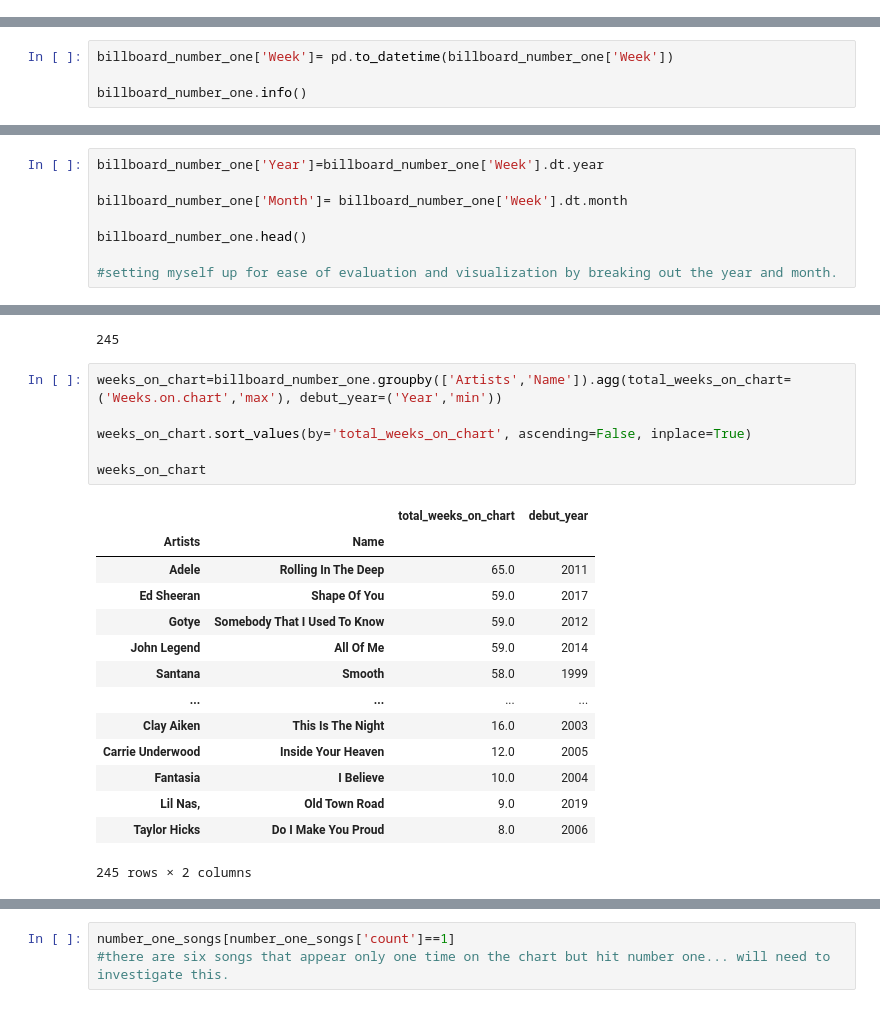
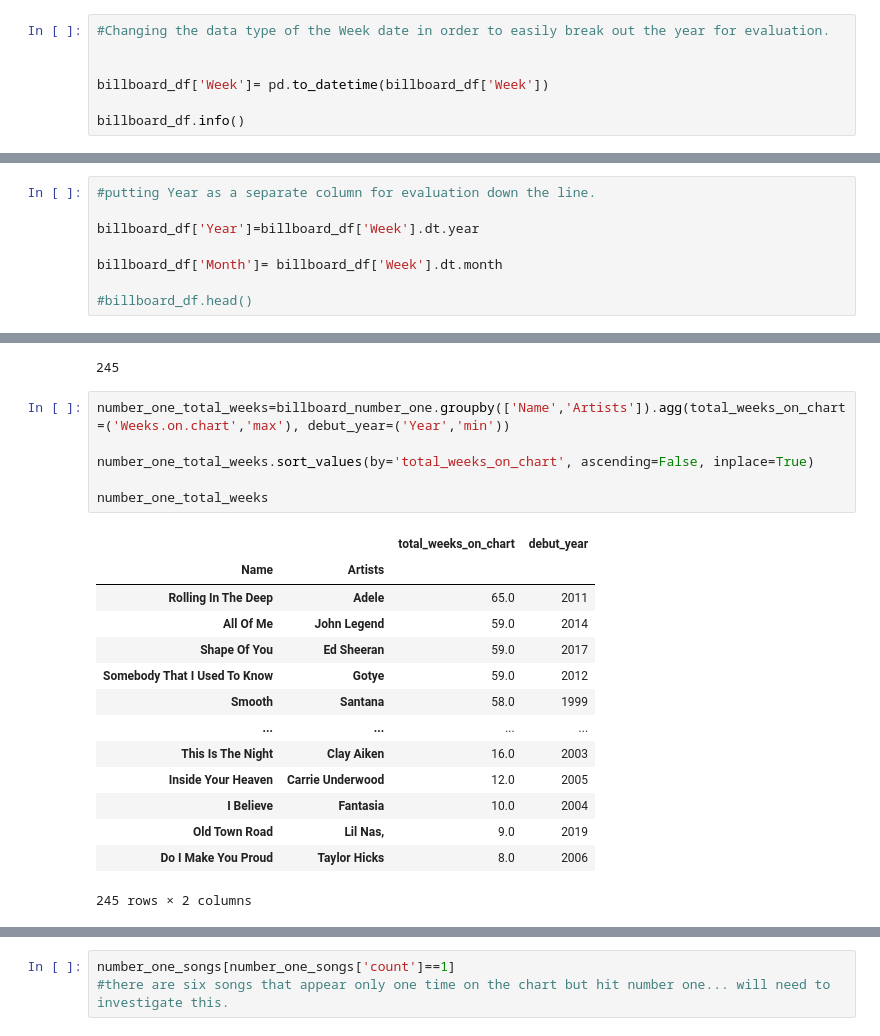
Before and after one commit to alanahmeeks/eda-checkpoint.final_2, a Jupyter notebook: checkpoint-two.ipynb, the cells around one changed output, grey strips where cells are left out. Cells and saved outputs as stored; diff of their text form.

```diff
--- a/checkpoint-two.ipynb
+++ b/checkpoint-two.ipynb
@@ -201,0 +236,7 @@ billboard_df['Name'].nunique()
+# %%
+#Changing the data type of the Week date in order to easily break out the year for evaluation.
+
+
+billboard_df['Week']= pd.to_datetime(billboard_df['Week'])
+
+billboard_df.info()
@@ -201,0 +263,8 @@ billboard_df['Name'].nunique()
+# %%
+#putting Year as a separate column for evaluation down the line.
+
+billboard_df['Year']=billboard_df['Week'].dt.year
+
+billboard_df['Month']= billboard_df['Week'].dt.month
+
+#billboard_df.head()
@@ -242,7 +334,3 @@ billboard_number_one[billboard_number_one['Weekly.rank']==1.0].groupby('Name')[[
 | Inside Your Heaven | 1 |
 | You're Beautiful | 1 |
 230 rows × 1 columns
-# %%
-billboard_number_one['Week']= pd.to_datetime(billboard_number_one['Week'])
-
-billboard_number_one.info()
@@ -269,8 +336,0 @@ memory usage: 565.3+ KB
-# %%
-billboard_number_one['Year']=billboard_number_one['Week'].dt.year
-
-billboard_number_one['Month']= billboard_number_one['Week'].dt.month
-
-billboard_number_one.head()
-
-#setting myself up for ease of evaluation and visualization by breaking out the year and month.
@@ -336,23 +399,23 @@ billboard_number_one['Name'].nunique()
 # %% [output]
 245
 # %%
-weeks_on_chart=billboard_number_one.groupby(['Artists','Name']).agg(total_weeks_on_chart=('Weeks.on.chart','max'), debut_year=('Year','min'))
+number_one_total_weeks=billboard_number_one.groupby(['Name','Artists']).agg(total_weeks_on_chart=('Weeks.on.chart','max'), debut_year=('Year','min'))
 
-weeks_on_chart.sort_values(by='total_weeks_on_chart', ascending=False, inplace=True)
+number_one_total_weeks.sort_values(by='total_weeks_on_chart', ascending=False, inplace=True)
 
-weeks_on_chart
+number_one_total_weeks
 # %% [output]
 |  |  | total_weeks_on_chart | debut_year |
-| Artists | Name |  |  |
-| Adele | Rolling In The Deep | 65.0 | 2011 |
-| Ed Sheeran | Shape Of You | 59.0 | 2017 |
-| Gotye | Somebody That I Used To Know | 59.0 | 2012 |
-| John Legend | All Of Me | 59.0 | 2014 |
-| Santana | Smooth | 58.0 | 1999 |
+| Name | Artists |  |  |
+| Rolling In The Deep | Adele | 65.0 | 2011 |
+| All Of Me | John Legend | 59.0 | 2014 |
+| Shape Of You | Ed Sheeran | 59.0 | 2017 |
+| Somebody That I Used To Know | Gotye | 59.0 | 2012 |
+| Smooth | Santana | 58.0 | 1999 |
 | ... | ... | ... | ... |
-| Clay Aiken | This Is The Night | 16.0 | 2003 |
-| Carrie Underwood | Inside Your Heaven | 12.0 | 2005 |
-| Fantasia | I Believe | 10.0 | 2004 |
-| Lil Nas, | Old Town Road | 9.0 | 2019 |
-| Taylor Hicks | Do I Make You Proud | 8.0 | 2006 |
+| This Is The Night | Clay Aiken | 16.0 | 2003 |
+| Inside Your Heaven | Carrie Underwood | 12.0 | 2005 |
+| I Believe | Fantasia | 10.0 | 2004 |
+| Old Town Road | Lil Nas, | 9.0 | 2019 |
+| Do I Make You Proud | Taylor Hicks | 8.0 | 2006 |
 245 rows × 2 columns
```
Also changed, not shown: parts of 52 cells of this notebook.
